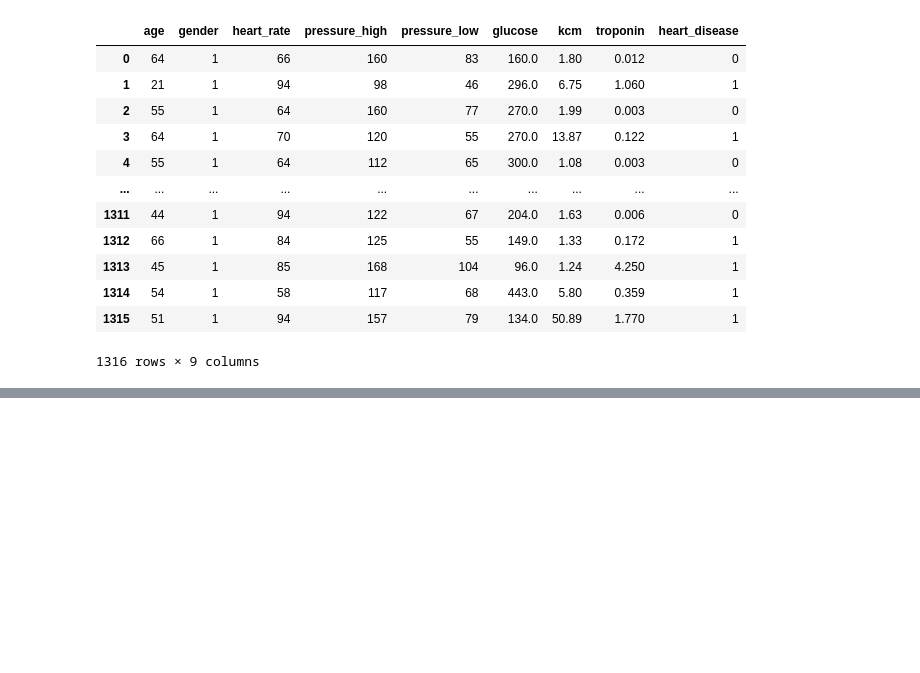
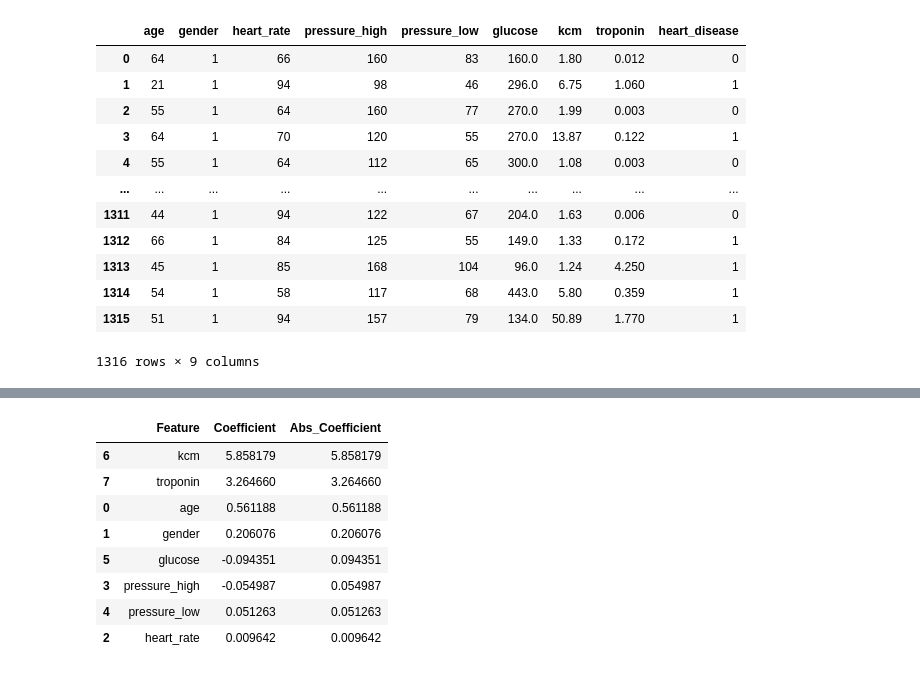
Before and after one commit to plamensve/DS_FINAL_PROJECT, a Jupyter notebook: notebooks/06_modeling_dataset_1.ipynb, the cells around one changed output, grey strips where cells are left out. Drawn from its saved outputs; the diff is of its cells as text; code cells hidden in the pictures; blank space fills up the shorter version.

```diff
--- a/notebooks/06_modeling_dataset_1.ipynb
+++ b/notebooks/06_modeling_dataset_1.ipynb
@@ -39,0 +178,26 @@ data
+# %%
+# Extract and rank feature importance from Logistic Regression coefficients
+# - Coefficient sign (+/-) indicates direction of impact on heart disease prediction
+# - Absolute value of coefficient shows the strength of influence
+# - Sorting helps us identify the most important predictors
+coefficients = log_reg.coef_[0]
+
+feature_importance = pd.DataFrame({
+    "Feature": X.columns,
+    "Coefficient": coefficients
+})
+
+feature_importance["Abs_Coefficient"] = feature_importance["Coefficient"].abs()
+feature_importance = feature_importance.sort_values(by="Abs_Coefficient", ascending=False)
+
+feature_importance
+# %% [output]
+|  | Feature | Coefficient | Abs_Coefficient |
+| 6 | kcm | 5.858179 | 5.858179 |
+| 7 | troponin | 3.264660 | 3.264660 |
+| 0 | age | 0.561188 | 0.561188 |
+| 1 | gender | 0.206076 | 0.206076 |
+| 5 | glucose | -0.094351 | 0.094351 |
+| 3 | pressure_high | -0.054987 | 0.054987 |
+| 4 | pressure_low | 0.051263 | 0.051263 |
+| 2 | heart_rate | 0.009642 | 0.009642 |
```
Also changed, not shown: parts of 14 cells of this notebook, 3 other files.
